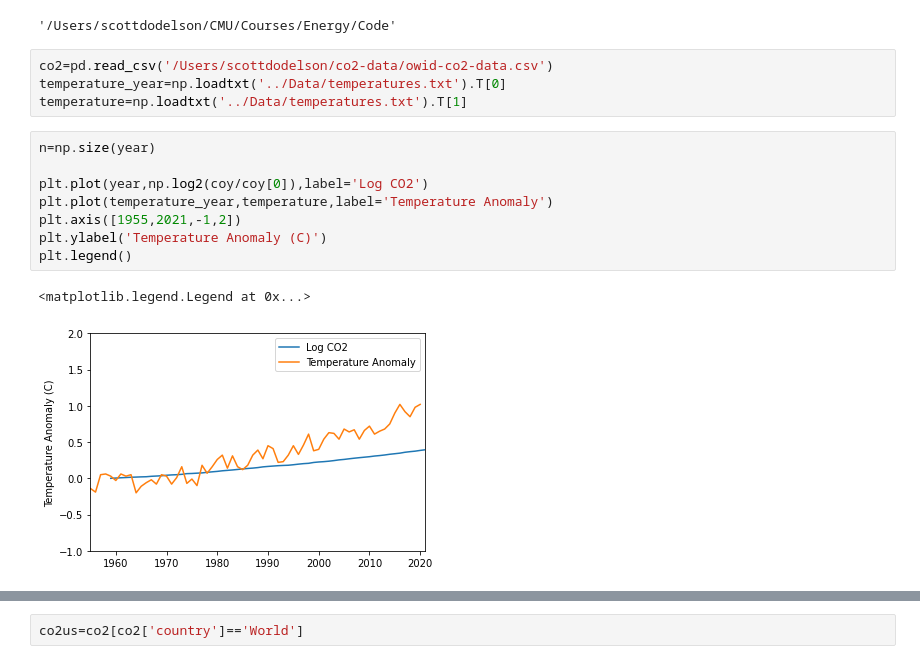
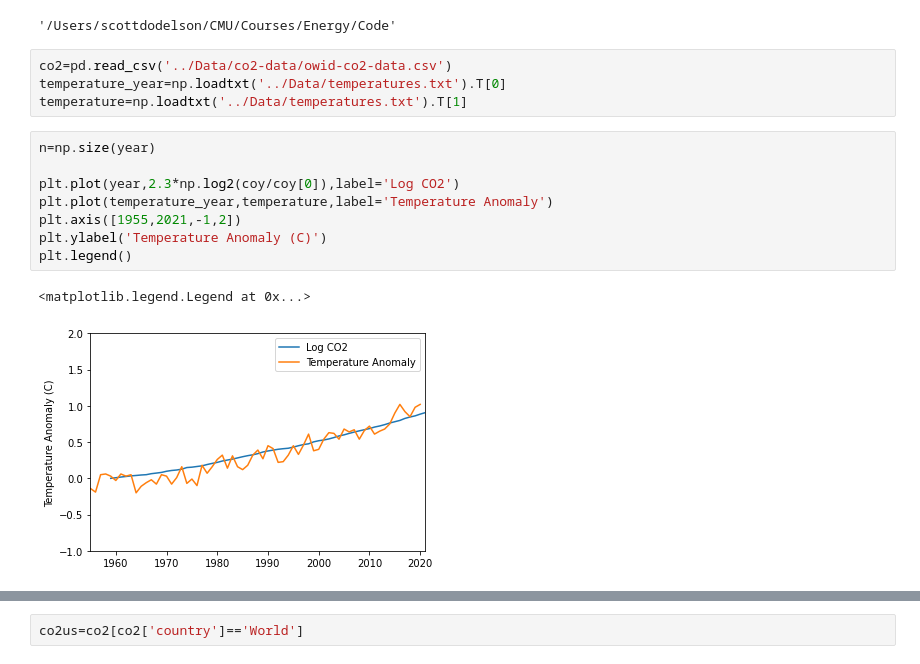
Before and after one commit to dodelson/Physics-of-Energy, a Jupyter notebook: Code/01_global_co2.ipynb, the cells around one changed output, grey strips where cells are left out. Drawn from its saved outputs; the diff is of its cells as text.

```diff
--- a/Code/01_global_co2.ipynb
+++ b/Code/01_global_co2.ipynb
@@ -51,20 +51,20 @@ plt.plot(year,coy)
 # %% [output]
 '/Users/scottdodelson/CMU/Courses/Energy/Code'
 # %%
-co2=pd.read_csv('/Users/scottdodelson/co2-data/owid-co2-data.csv')
+co2=pd.read_csv('../Data/co2-data/owid-co2-data.csv')
 temperature_year=np.loadtxt('../Data/temperatures.txt').T[0]
 temperature=np.loadtxt('../Data/temperatures.txt').T[1]
 # %%
 n=np.size(year)
 
-plt.plot(year,np.log2(coy/coy[0]),label='Log CO2')
+plt.plot(year,2.3*np.log2(coy/coy[0]),label='Log CO2')
 plt.plot(temperature_year,temperature,label='Temperature Anomaly')
 plt.axis([1955,2021,-1,2])
 plt.ylabel('Temperature Anomaly (C)')
 plt.legend()
 # %% [output]
 <matplotlib.legend.Legend at 0x...>
-[figure, old version]
+[figure, new version]
 # %%
 co2.info()
 # %% [output]
```
Also changed, not shown: parts of 9 cells of this notebook, 7 other files.
